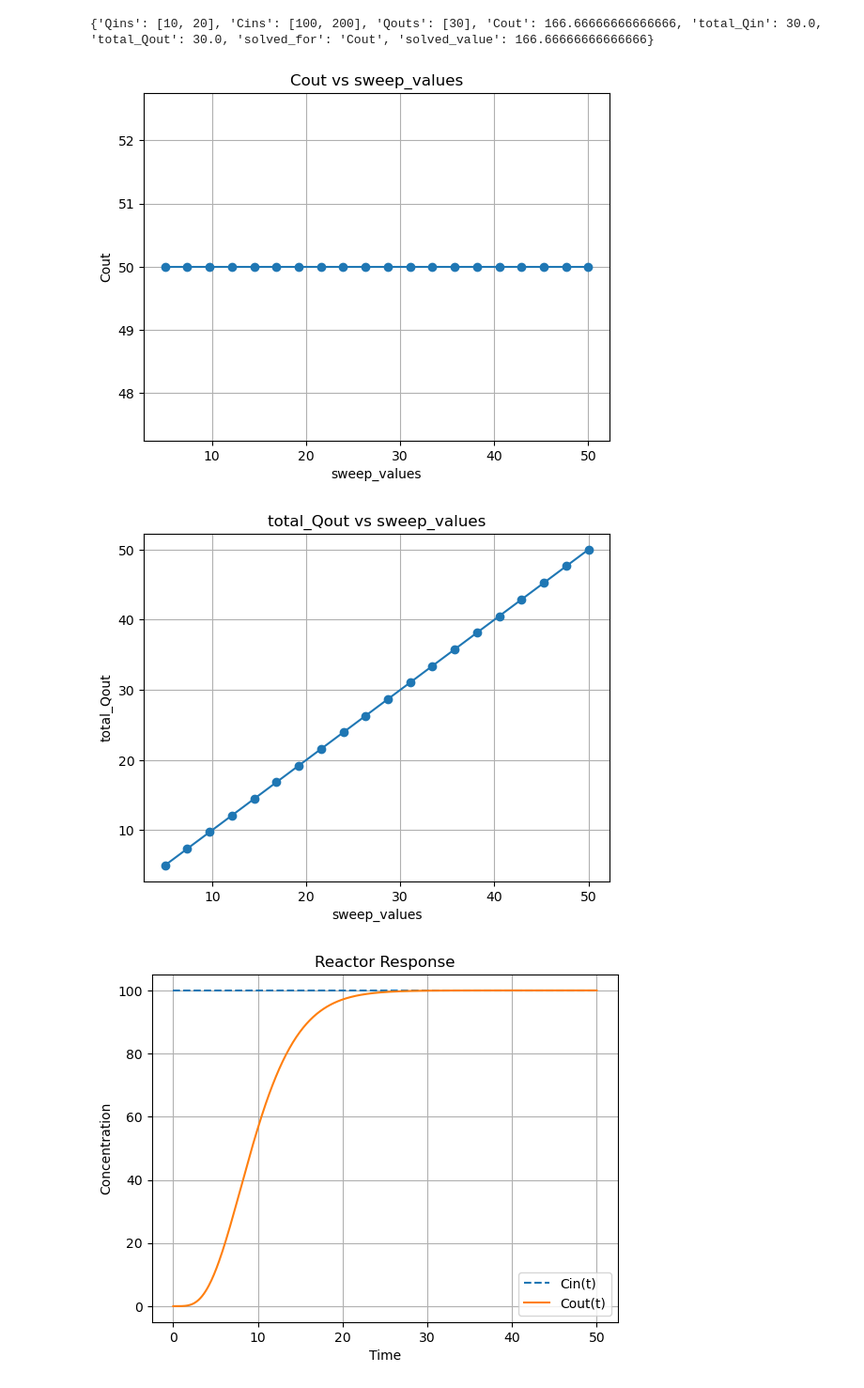
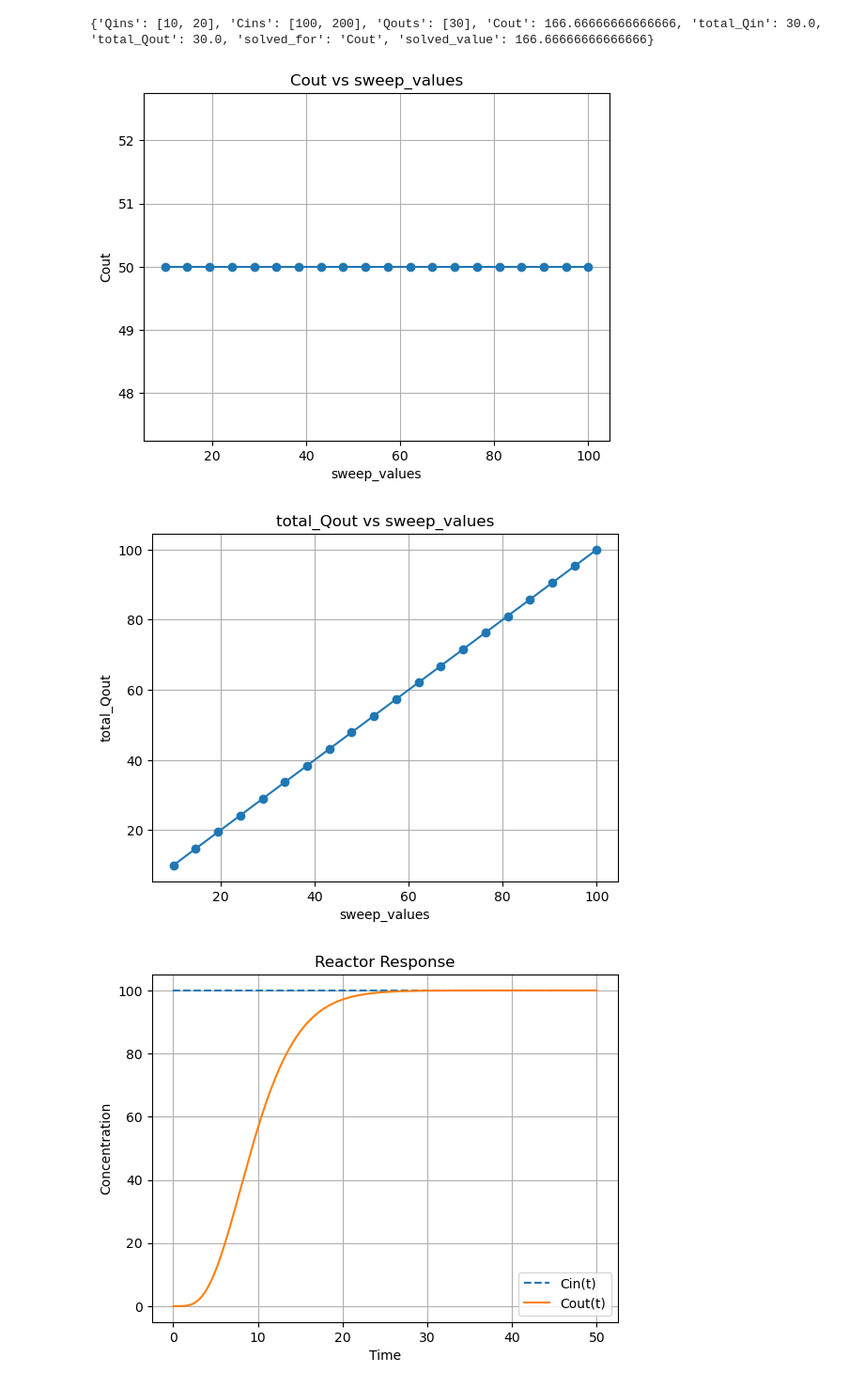
Before and after one commit to evsegura/CE-311K-Project, a Jupyter notebook: Final_project.ipynb, the cells around one changed output. Shown at 94% size. Cells and saved outputs as stored; diff of their text form; code cells hidden in the pictures.

```diff
--- a/Final_project.ipynb
+++ b/Final_project.ipynb
@@ -156,35 +156,35 @@ print(a)
 # %%
 import matplotlib.pyplot as plt
 # Looking a relationship between certian varables and values in a CSTR reactor by plotting them against each other.
 import matplotlib.pyplot as plt
 
 def plot_cstr_sweep(x_key, y_key, sweep_results, xlabel=None):
     x = sweep_results[x_key]
     y = sweep_results[y_key]
 
     plt.figure()
     plt.plot(x, y, marker='o')
     plt.xlabel(xlabel if xlabel else x_key)
     plt.ylabel(y_key)
     plt.title(f"{y_key} vs {xlabel if xlabel else x_key}")
     plt.grid()
     plt.show()
 
-V_range = np.linspace(100, 1000, 20)
+Q_range = np.linspace(10, 100, 20)
 
 results = cstr_sweep(
     sweep_param="Qins",
     sweep_values=Q_range,
     Cins=[30],
     Qouts=None,
     Cout=50
 )
 
 plot_cstr_sweep("sweep_values", "Cout", results)
 plot_cstr_sweep("sweep_values", "total_Qout", results)
 # %% [output]
-[figure, old version]
+[figure, new version]
-[figure, old version]
+[figure, new version]
 # %%
 from scipy.optimize import fsolve
 from scipy.integrate import solve_ivp
```
